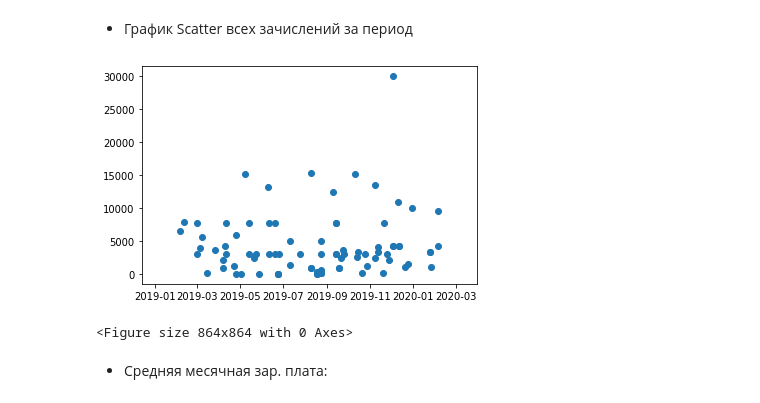
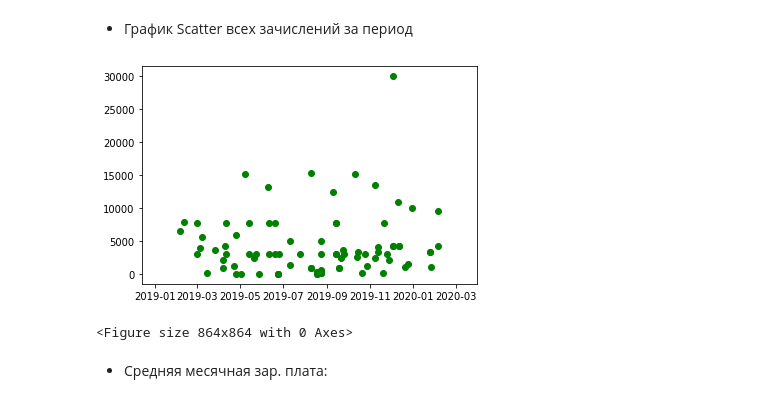
Before and after one commit to edirab/AnalyzeMyBudget, a Jupyter notebook: incomes_notebook.ipynb, the cells around one changed output. Saved outputs shown, nothing was run; the diff lists cells and outputs as text; code cells hidden in the pictures.

```diff
--- a/incomes_notebook.ipynb
+++ b/incomes_notebook.ipynb
@@ -46,22 +47,22 @@ print(s // 1)
 # %%
 %matplotlib inline
 
 DATES = list()
 SUMS = list()
 
 for i in incomes_list:
     DATES.append(i['date_to_plot'])
     SUMS.append(i['summ'])
 
-plt.scatter(DATES, SUMS)
+plt.scatter(DATES, SUMS, color='g')
 # plt.savefig('./outputs/incomes_scatter.png')
 width = 12
 height = 12
 plt.figure(figsize=(width, height))
 # plt.rcParams['figure.dpi'] = 150 # default for me was 75
 plt.show()
 # %% [output]
-[figure, old version]
+[figure, new version]
 <Figure size 864x864 with 0 Axes>
 # %% [markdown]
 - Средняя месячная зар. плата:
```
Also changed, not shown: parts of 12 cells of this notebook, 8 other files.
